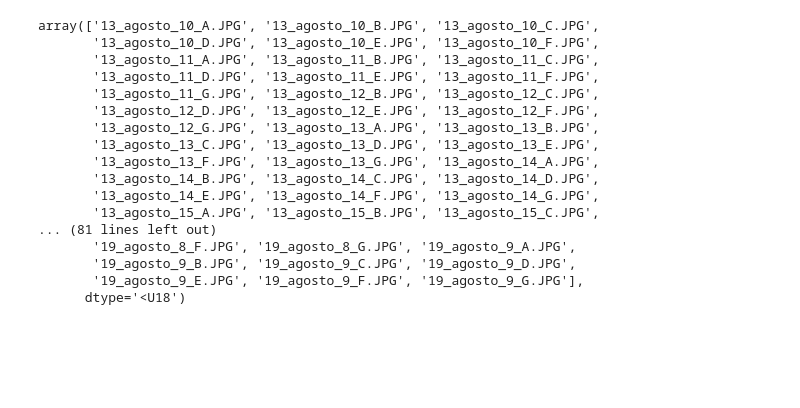
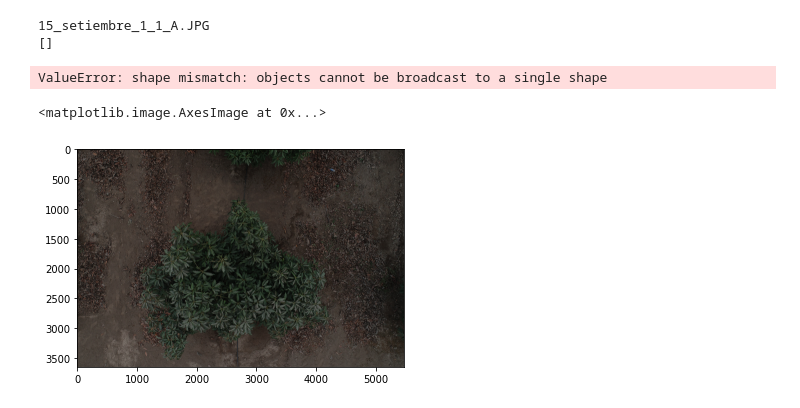
Before and after one commit to Abdigal1/paltas_repo, a Jupyter notebook: Data_prep/DataLoader.ipynb, the cells around one changed output. Drawn from its saved outputs; the diff is of its cells as text; code cells hidden in the pictures; blank space fills up the shorter version.

```diff
--- a/Data_prep/DataLoader.ipynb
+++ b/Data_prep/DataLoader.ipynb
@@ -25,8 +12,0 @@ print(os.listdir(os.path.join(DB,Tr[Tr_ID],im_t[2])))
-# %%
-Tr=os.listdir(DB)
-ImType=['PhantomRGB', 'SenteraRGB', 'SenteraNIR']
-ImType=np.array(ImType)
-Tr=np.array(Tr)
-IMAGES=np.vectorize(lambda DB,Tr,Type:np.array(os.listdir(os.path.join(DB,Tr,Type))),
-             otypes=[object],
-             signature="(),(),()->()")(DB,Tr,ImType.reshape(-1,1))
@@ -227,10 +202,11 @@ class Dataset_direct(torch.utils.data.Dataset):
 # %%
-datab=Dataset_direct(root_dir=DB,ImType=['PhantomRGB', 'SenteraRGB', 'SenteraNIR'],
-                 days='*',
+datab=Dataset_direct(root_dir=DB,ImType=['PhantomRGB', 'SenteraRGB','SenteraNIR'],
+                 #days=[13,19],
                  #months='*',
                      #months=['junio','mayo'],
-                     months=['agosto'],
+                     #months=['agosto'],
                  #Trees_col='*',
-                     Trees_col='*',
+                    # Trees_col=[12,14],
                  Trees_fil='*',
+                     Intersec=False,
                  transform=None)
@@ -264,20 +213,20 @@ ID_sRGB=np.unique(ID_sRGB)
-# %%
-np.intersect1d(ID_pRGB,ID_sRGB)
-# %% [output]
-array(['13_agosto_10_A.JPG', '13_agosto_10_B.JPG', '13_agosto_10_C.JPG',
-       '13_agosto_10_D.JPG', '13_agosto_10_E.JPG', '13_agosto_10_F.JPG',
-       '13_agosto_11_A.JPG', '13_agosto_11_B.JPG', '13_agosto_11_C.JPG',
-       '13_agosto_11_D.JPG', '13_agosto_11_E.JPG', '13_agosto_11_F.JPG',
-       '13_agosto_11_G.JPG', '13_agosto_12_B.JPG', '13_agosto_12_C.JPG',
-       '13_agosto_12_D.JPG', '13_agosto_12_E.JPG', '13_agosto_12_F.JPG',
-       '13_agosto_12_G.JPG', '13_agosto_13_A.JPG', '13_agosto_13_B.JPG',
-       '13_agosto_13_C.JPG', '13_agosto_13_D.JPG', '13_agosto_13_E.JPG',
-       '13_agosto_13_F.JPG', '13_agosto_13_G.JPG', '13_agosto_14_A.JPG',
-       '13_agosto_14_B.JPG', '13_agosto_14_C.JPG', '13_agosto_14_D.JPG',
-       '13_agosto_14_E.JPG', '13_agosto_14_F.JPG', '13_agosto_14_G.JPG',
-       '13_agosto_15_A.JPG', '13_agosto_15_B.JPG', '13_agosto_15_C.JPG',
-... (81 lines left out)
-       '19_agosto_8_F.JPG', '19_agosto_8_G.JPG', '19_agosto_9_A.JPG',
-       '19_agosto_9_B.JPG', '19_agosto_9_C.JPG', '19_agosto_9_D.JPG',
-       '19_agosto_9_E.JPG', '19_agosto_9_F.JPG', '19_agosto_9_G.JPG'],
-      dtype='<U18')
+# %%
+a=90
+idxID=datab.aID[a]
+#idxID=datab.DATA["SenteraRGB"]['ID'][0]
+#print(idxID)
+#ImType=np.array(['PhantomRGB', 'SenteraRGB','SenteraNIR'])
+#print(datab.DATA["PhantomRGB"]["data"][datab.DATA["PhantomRGB"]["ID"]==idxID])
+#a=np.vectorize(lambda data,TT,idx:data[TT]["data"][data[TT]["ID"]==idx],otypes=[object],signature="(),(),()->()")(datab.DATA,ImType,idxID)
+# %% [output]
+15_setiembre_1_1_A.JPG
+[]
+# %%
+datab[0:2]
+# %% [output]
+ValueError: shape mismatch: objects cannot be broadcast to a single shape
+# %%
+plt.imshow(datab[0]['imagePRGB'])
+# %% [output]
+<matplotlib.image.AxesImage at 0x...>
+[figure, added]
```
Also changed, not shown: parts of 15 cells of this notebook, 3 other files.
